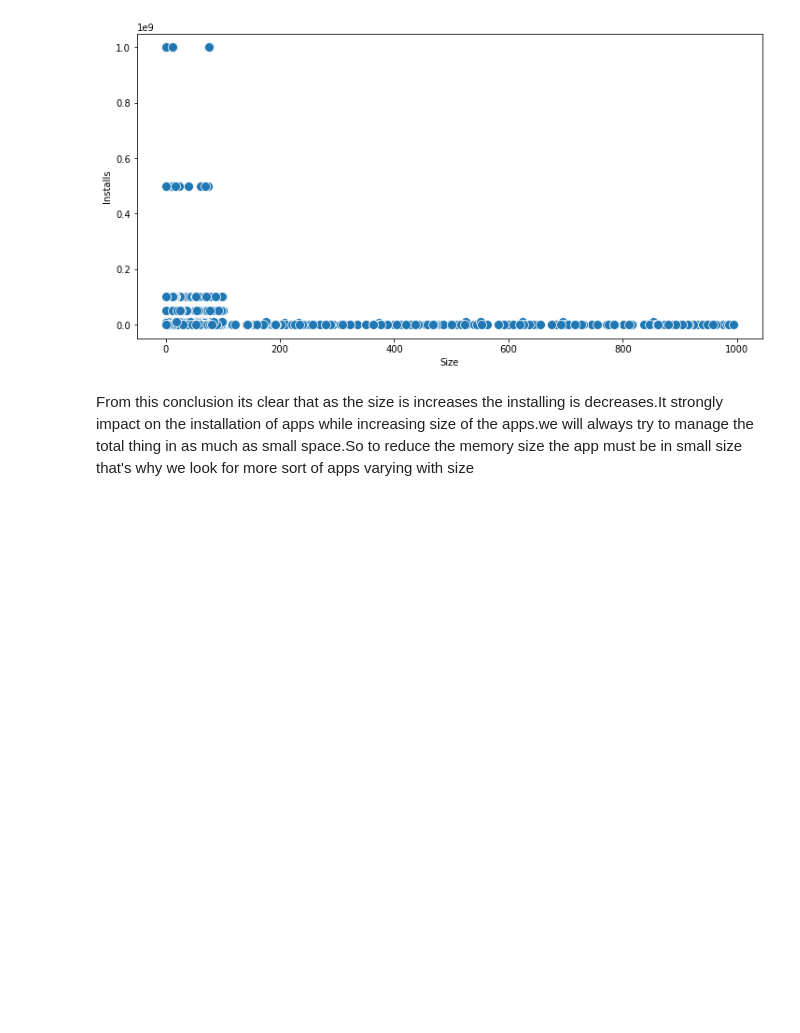
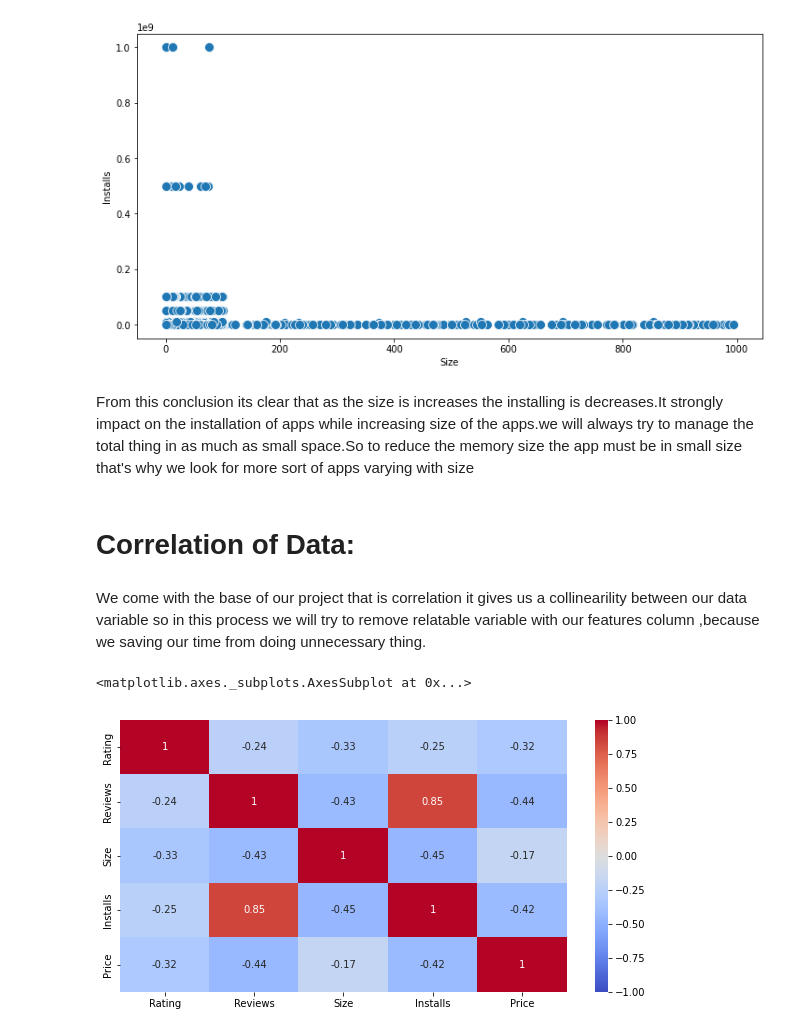
Before and after one commit to Rushabhtikale92/Play-store-app-review-analysis, a Jupyter notebook: Play_Store_App_Review_Analysis_Capstone_Project_by_Rushabh_Tikale.ipynb, the cells around one changed output. Cells and saved outputs as stored; diff of their text form; code cells hidden in the pictures; blank space fills up the shorter version.

```diff
--- a/Play_Store_App_Review_Analysis_Capstone_Project_by_Rushabh_Tikale.ipynb
+++ b/Play_Store_App_Review_Analysis_Capstone_Project_by_Rushabh_Tikale.ipynb
@@ -391,3 +391,15 @@ sns.scatterplot(data['Size'],data['Installs'],s=100)
 [figure]
 # %% [markdown]
 From this conclusion its clear that as the size is increases the installing is decreases.It strongly impact on the installation of apps while increasing size of the apps.we will always try to manage the total thing in as much as small space.So to reduce the memory size the app must be in small size that's why we look for more sort of apps varying with size
+# %% [markdown]
+# Correlation of Data:
+# %% [markdown]
+We come with the base of our project that is correlation it gives us a collinearility between our data variable so in this process we will try to remove relatable variable with our features column ,because we saving our time from doing unnecessary thing.
+# %%
+data_corr = data.corr()
+# %%
+plt.figure(figsize=(10,5))
+sns.heatmap(data_corr.corr(), vmin=-1, cmap='coolwarm', annot=True)
+# %% [output]
+<matplotlib.axes._subplots.AxesSubplot at 0x...>
+[figure, added]
```
Also changed, not shown: parts of 15 cells of this notebook.
